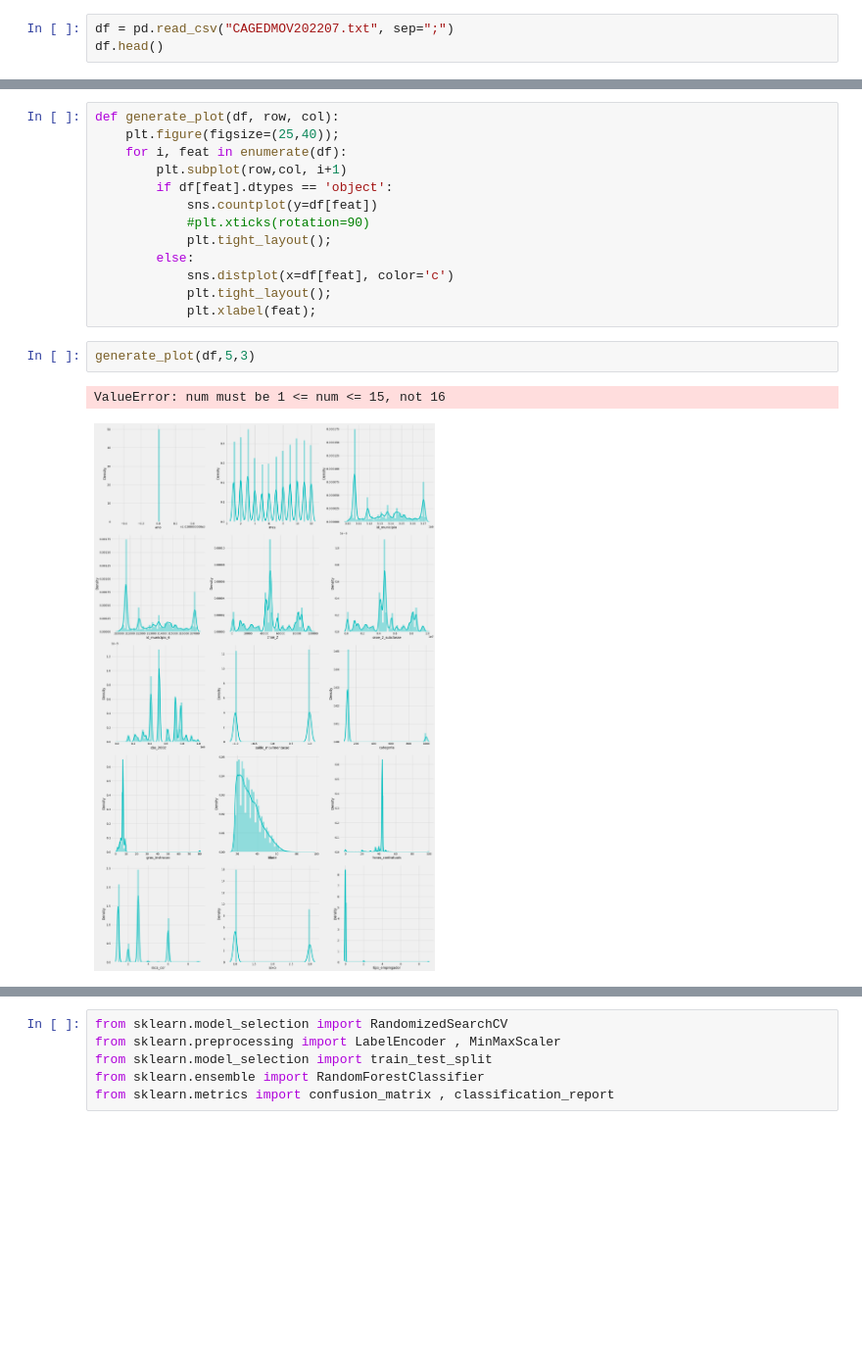
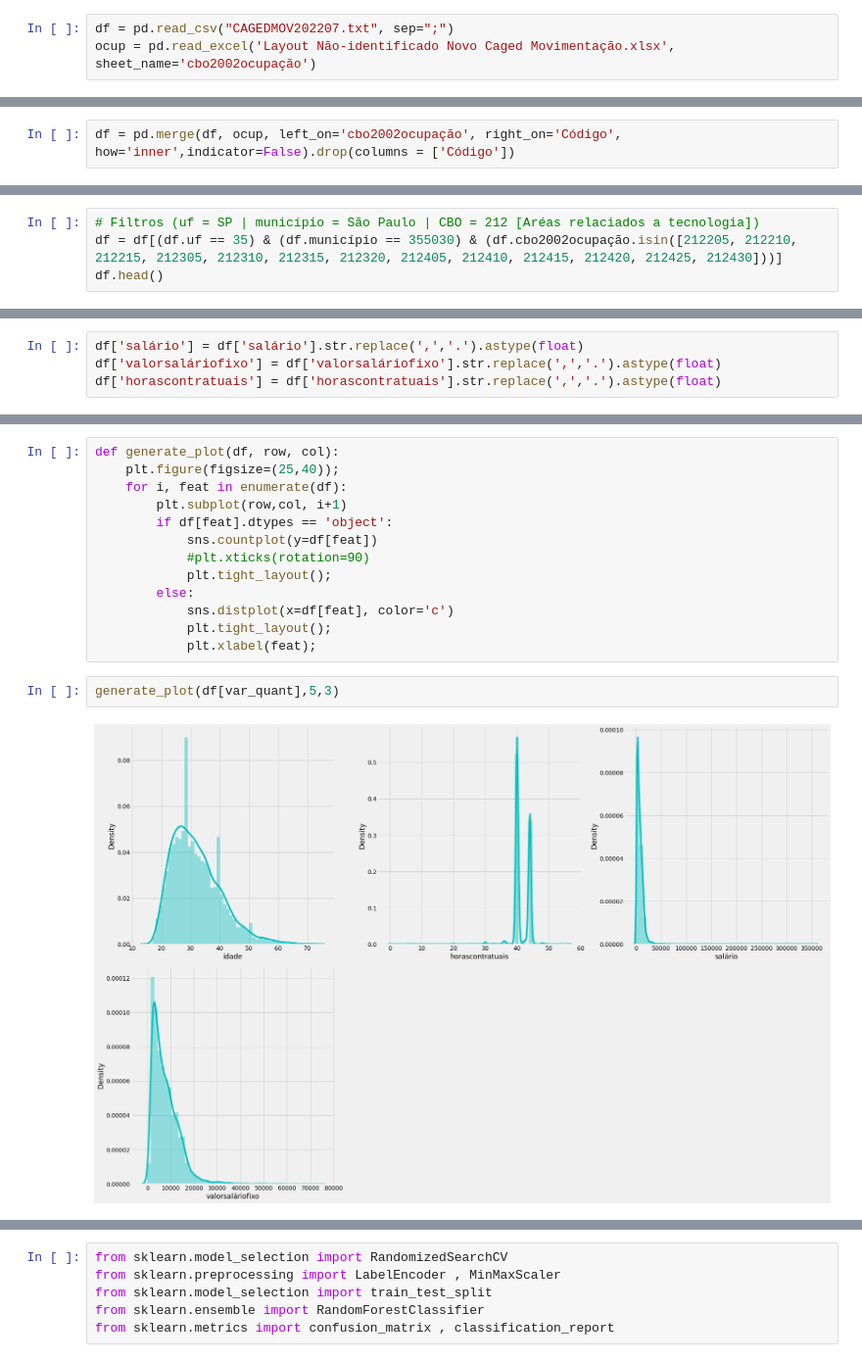
Before and after one commit to onemarcos/Tera---Salary-Prediction, a Jupyter notebook: Salary-Prediction.ipynb, the cells around one changed output, grey strips where cells are left out. Shown at 98% size. Drawn from its saved outputs; the diff is of its cells as text; blank space fills up the shorter version.

```diff
--- a/Salary-Prediction.ipynb
+++ b/Salary-Prediction.ipynb
@@ -14,4 +14,4 @@ warnings.filterwarnings( 'ignore' )
 plt.style.use("fivethirtyeight")
 # %%
 df = pd.read_csv("CAGEDMOV202207.txt", sep=";")
-df.head()
+ocup = pd.read_excel('Layout Não-identificado Novo Caged Movimentação.xlsx', sheet_name='cbo2002ocupação')
@@ -31,0 +37,2 @@ newdf.head()
+# %%
+df = pd.merge(df, ocup, left_on='cbo2002ocupação', right_on='Código', how='inner',indicator=False).drop(columns = ['Código'])
@@ -31,0 +49,4 @@ newdf.head()
+# %%
+# Filtros (uf = SP | município = São Paulo | CBO = 212 [Aréas relaciados a tecnologia])
+df = df[(df.uf == 35) & (df.município == 355030) & (df.cbo2002ocupação.isin([212205, 212210, 212215, 212305, 212310, 212315, 212320, 212405, 212410, 212415, 212420, 212425, 212430]))]
+df.head()
@@ -78 +105,5 @@ No missing values
+# %%
+df['salário'] = df['salário'].str.replace(',','.').astype(float)
+df['valorsaláriofixo'] = df['valorsaláriofixo'].str.replace(',','.').astype(float)
+df['horascontratuais'] = df['horascontratuais'].str.replace(',','.').astype(float)
 # %%
@@ -139,7 +221,6 @@ def generate_plot(df, row, col):
             plt.tight_layout();
             plt.xlabel(feat);
 # %%
-generate_plot(df,5,3)
+generate_plot(df[var_quant],5,3)
 # %% [output]
-ValueError: num must be 1 <= num <= 15, not 16
-[figure, old version]
+[figure, new version]
```
Also changed, not shown: parts of 64 cells of this notebook.
